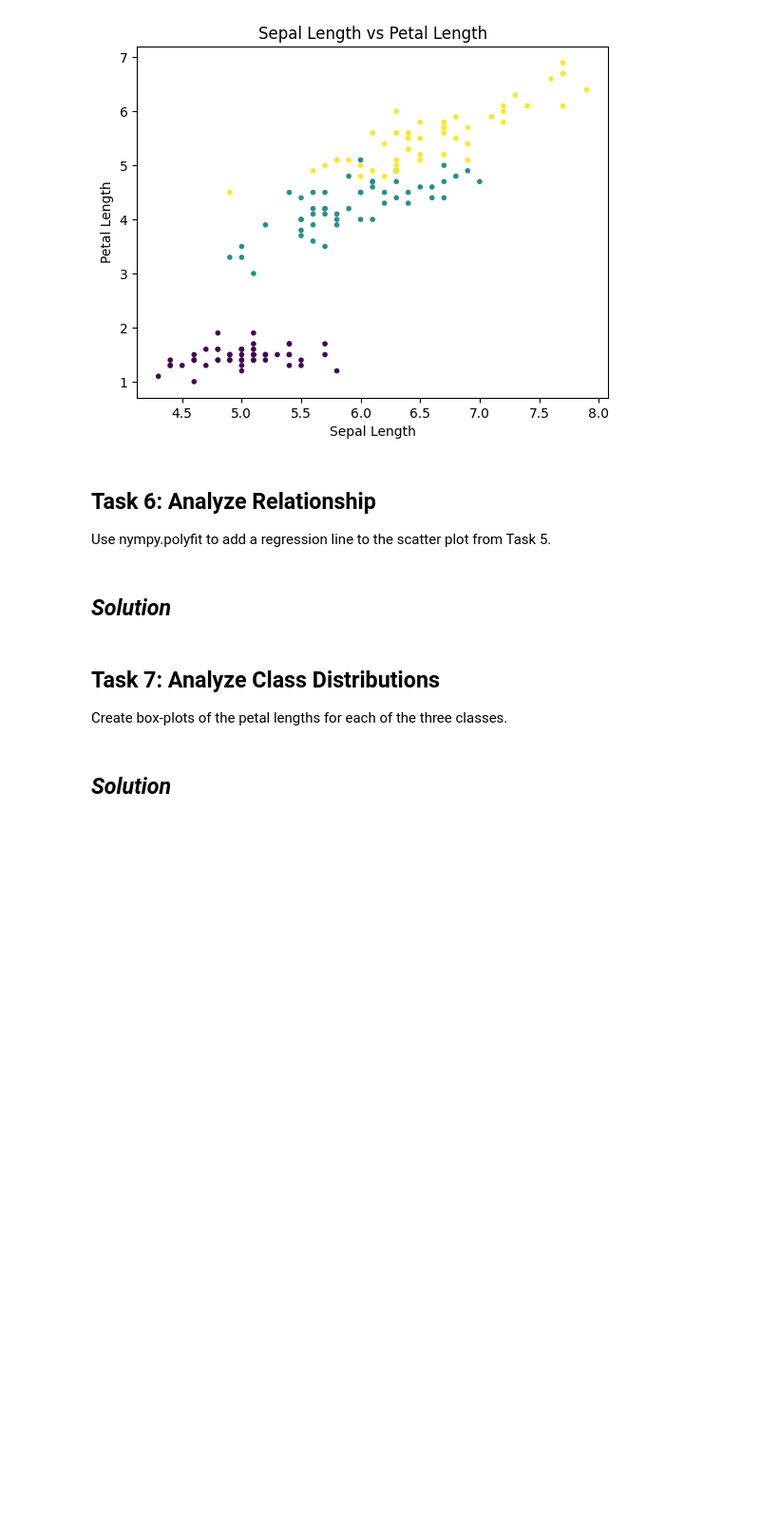
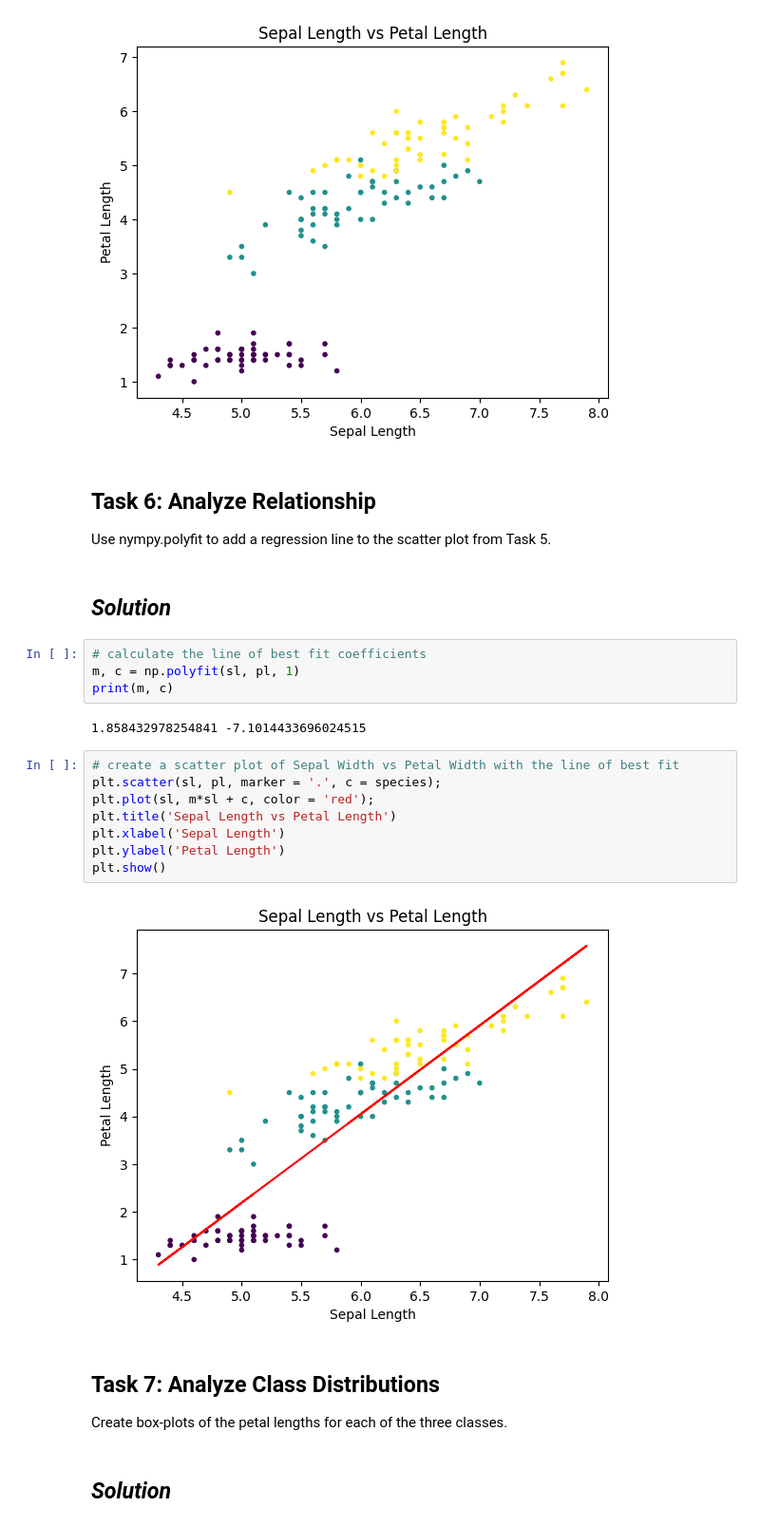
Before and after one commit to AnnaLoz28/principles_of_data_analytics, a Jupyter notebook: tasks.ipynb, the cells around one changed output. Shown: that part at 95% size. Cells and saved outputs as stored; diff of their text form; blank space fills up the shorter version.

```diff
--- a/tasks.ipynb
+++ b/tasks.ipynb
@@ -488,6 +488,22 @@ plt.show()
 Use nympy.polyfit to add a regression line to the scatter plot from Task 5.
 # %% [markdown]
 ## *Solution*
+# %%
+# calculate the line of best fit coefficients
+m, c = np.polyfit(sl, pl, 1)
+print(m, c)
+# %% [output]
+1.858432978254841 -7.1014433696024515
+# %%
+# create a scatter plot of Sepal Width vs Petal Width with the line of best fit
+plt.scatter(sl, pl, marker = '.', c = species);
+plt.plot(sl, m*sl + c, color = 'red');
+plt.title('Sepal Length vs Petal Length')
+plt.xlabel('Sepal Length')
+plt.ylabel('Petal Length')
+plt.show()
+# %% [output]
+[figure, added]
 # %% [markdown]
 ## **Task 7: Analyze Class Distributions**
 
```
Also changed, not shown: parts of 9 cells of this notebook.
